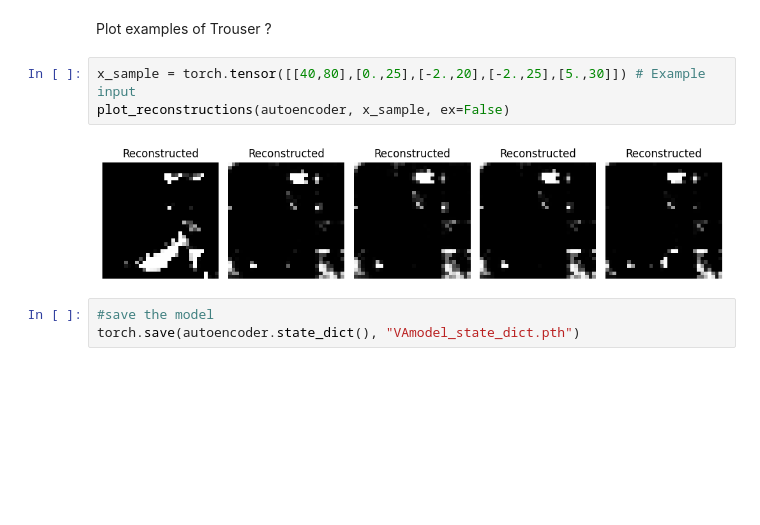
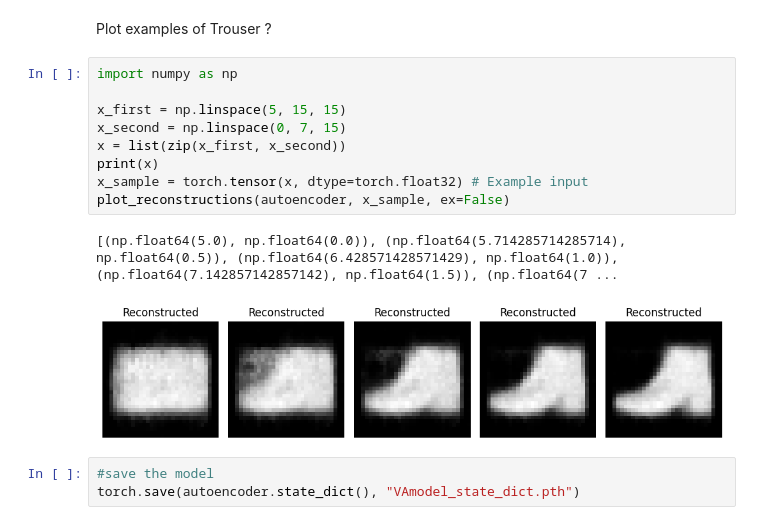
Before and after one commit to Maxime1295/Gen_IA_TP_1, a Jupyter notebook: TP1_1.ipynb, the cells around one changed output. Saved outputs shown, nothing was run; the diff lists cells and outputs as text; blank space fills up the shorter version.

```diff
--- a/TP1_1.ipynb
+++ b/TP1_1.ipynb
@@ -472,11 +472,18 @@ plot_reconstructions(autoencoder, x_sample, ex=False)
 [figure]
 # %% [markdown]
 Plot examples of Trouser ?
-# %%
-x_sample = torch.tensor([[40,80],[0.,25],[-2.,20],[-2.,25],[5.,30]]) # Example input
-plot_reconstructions(autoencoder, x_sample, ex=False)
-# %% [output]
-[figure, removed]
+# %%
+import numpy as np
+
+x_first = np.linspace(5, 15, 15)
+x_second = np.linspace(0, 7, 15)
+x = list(zip(x_first, x_second))
+print(x)
+x_sample = torch.tensor(x, dtype=torch.float32) # Example input
+plot_reconstructions(autoencoder, x_sample, ex=False)
+# %% [output]
+[(np.float64(5.0), np.float64(0.0)), (np.float64(5.714285714285714), np.float64(0.5)), (np.float64(6.428571428571429), np.float64(1.0)), (np.float64(7.142857142857142), np.float64(1.5)), (np.float64(7 ...
+[figure, added]
 # %%
 #save the model
 torch.save(autoencoder.state_dict(), "VAmodel_state_dict.pth")
```
Also changed, not shown: parts of 1 cell of this notebook.
